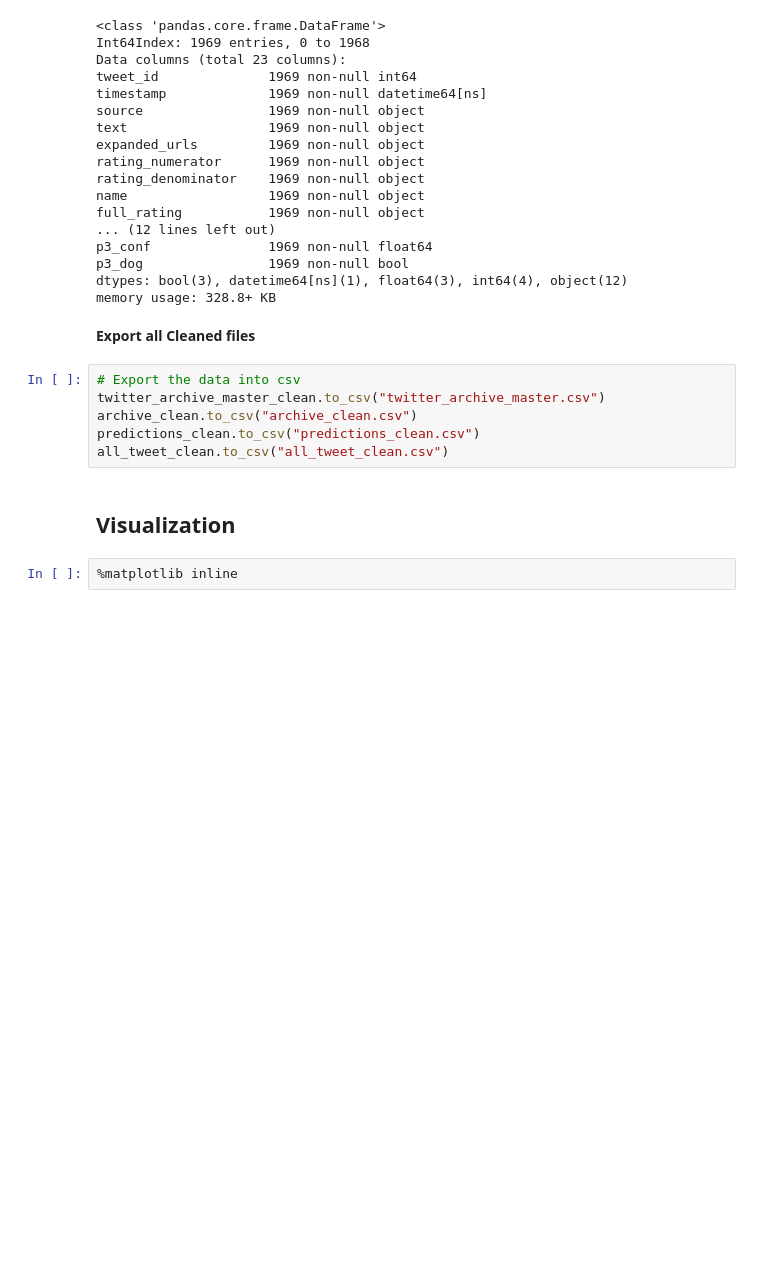
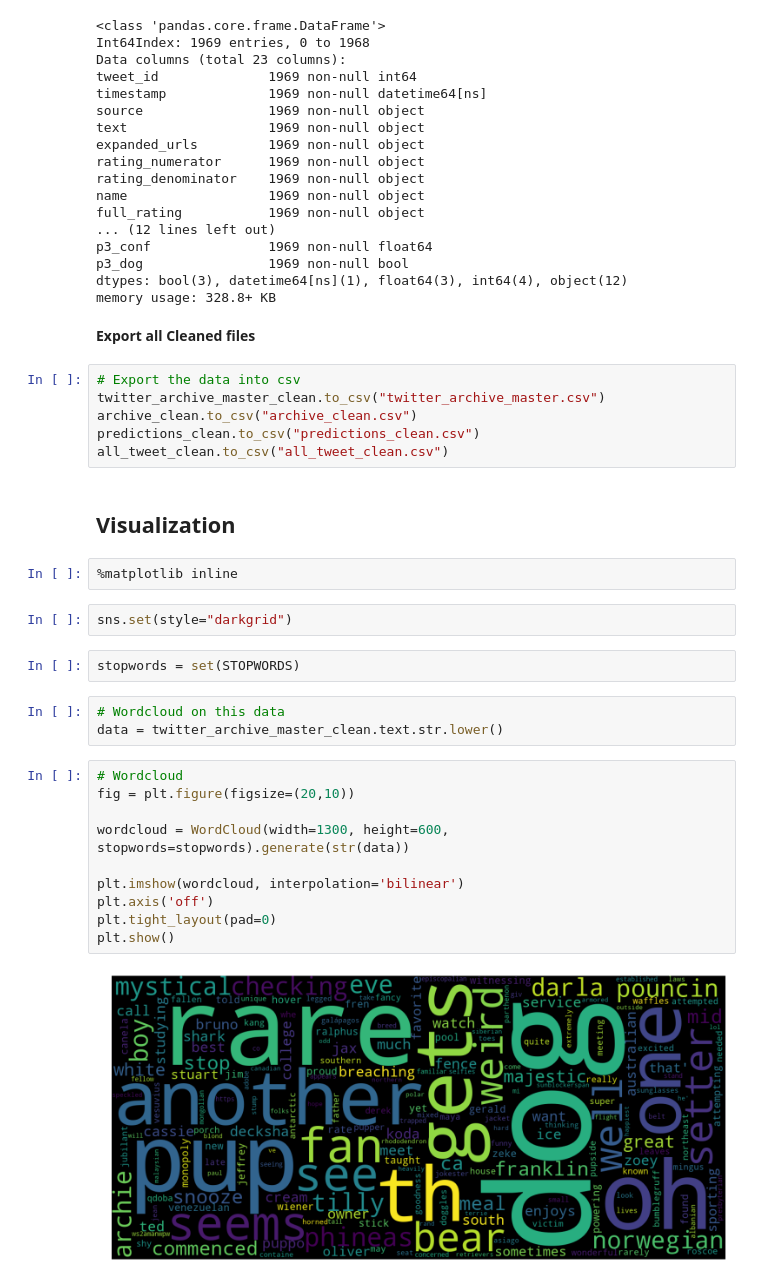
Before and after one commit to rohit-yadav/we_rate_dogs, a Jupyter notebook: we_rate_dogs.ipynb, the cells around one changed output. Drawn from its saved outputs; the diff is of its cells as text; blank space fills up the shorter version.

Commit message:
Viz: Wordcloud

```diff
--- a/we_rate_dogs.ipynb
+++ b/we_rate_dogs.ipynb
@@ -970,3 +970,22 @@ all_tweet_clean.to_csv("all_tweet_clean.csv")
 ## Visualization
 # %%
 %matplotlib inline
+# %%
+sns.set(style="darkgrid")
+# %%
+stopwords = set(STOPWORDS)
+# %%
+# Wordcloud on this data
+data = twitter_archive_master_clean.text.str.lower()
+# %%
+# Wordcloud
+fig = plt.figure(figsize=(20,10))
+
+wordcloud = WordCloud(width=1300, height=600, stopwords=stopwords).generate(str(data))
+
+plt.imshow(wordcloud, interpolation='bilinear')
+plt.axis('off')
+plt.tight_layout(pad=0)
+plt.show()
+# %% [output]
+[figure, added]
```
Also changed, not shown: 2 other files.
